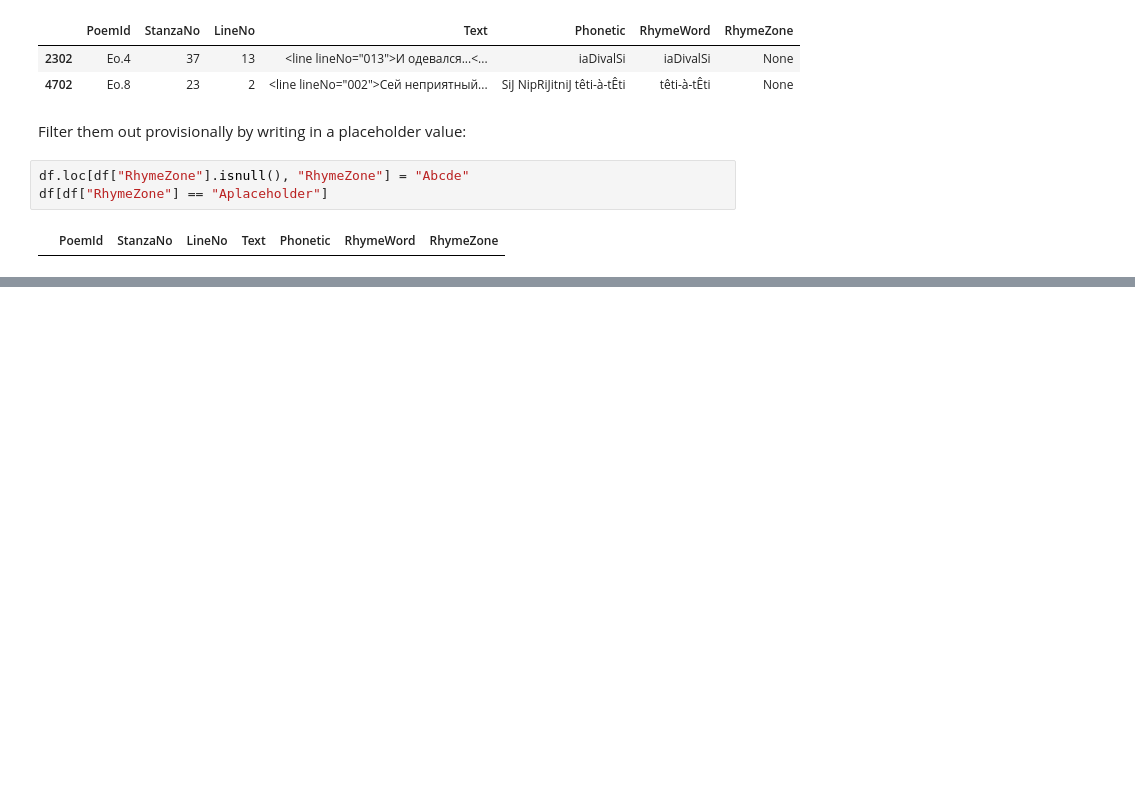
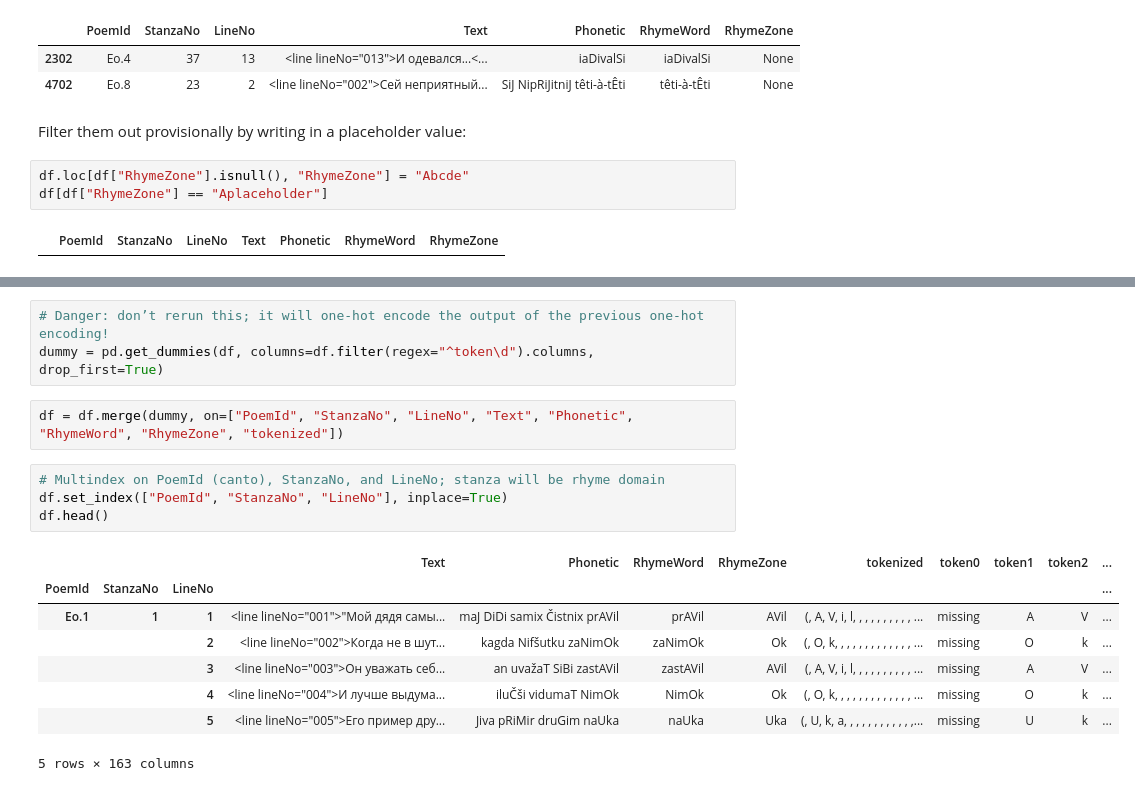
Before and after one commit to Data-Science-for-Linguists-2019/russian_rhyme, a Jupyter notebook: dev/progress_report_4.ipynb, the cells around one changed output, grey strips where cells are left out. Drawn from its saved outputs; the diff is of its cells as text; blank space fills up the shorter version.

```diff
--- a/dev/progress_report_4.ipynb
+++ b/dev/progress_report_4.ipynb
@@ -421,0 +345,18 @@ We could similarly test the few other places where letters have consistent pronu
+# %%
+# Danger: don’t rerun this; it will one-hot encode the output of the previous one-hot encoding!
+dummy = pd.get_dummies(df, columns=df.filter(regex="^token\d").columns, drop_first=True)
+# %%
+df = df.merge(dummy, on=["PoemId", "StanzaNo", "LineNo", "Text", "Phonetic", "RhymeWord", "RhymeZone", "tokenized"])
+# %%
+# Multindex on PoemId (canto), StanzaNo, and LineNo; stanza will be rhyme domain
+df.set_index(["PoemId", "StanzaNo", "LineNo"], inplace=True)
+df.head()
+# %% [output]
+|  |  |  | Text | Phonetic | RhymeWord | RhymeZone | tokenized | token0 | token1 | token2 | ... |
+| PoemId | StanzaNo | LineNo |  |  |  |  |  |  |  |  | ... |
+| Eo.1 | 1 | 1 | <line lineNo="001">"Мой дядя самы... | maJ DiDi samix Čistnix prAVil | prAVil | AVil | (, A, V, i, l, , , , , , , , , , ... | missing | A | V | ... |
+|  |  | 2 | <line lineNo="002">Когда не в шут... | kagda Nifšutku zaNimOk | zaNimOk | Ok | (, O, k, , , , , , , , , , , , , ... | missing | O | k | ... |
+|  |  | 3 | <line lineNo="003">Он уважать себ... | an uvažaT SiBi zastAVil | zastAVil | AVil | (, A, V, i, l, , , , , , , , , , ... | missing | A | V | ... |
+|  |  | 4 | <line lineNo="004">И лучше выдума... | iluČši vidumaT NimOk | NimOk | Ok | (, O, k, , , , , , , , , , , , , ... | missing | O | k | ... |
+|  |  | 5 | <line lineNo="005">Его пример дру... | Jiva pRiMir druGim naUka | naUka | Uka | (, U, k, a, , , , , , , , , , , ,... | missing | U | k | ... |
+5 rows × 163 columns
```
Also changed, not shown: parts of 17 cells of this notebook.
